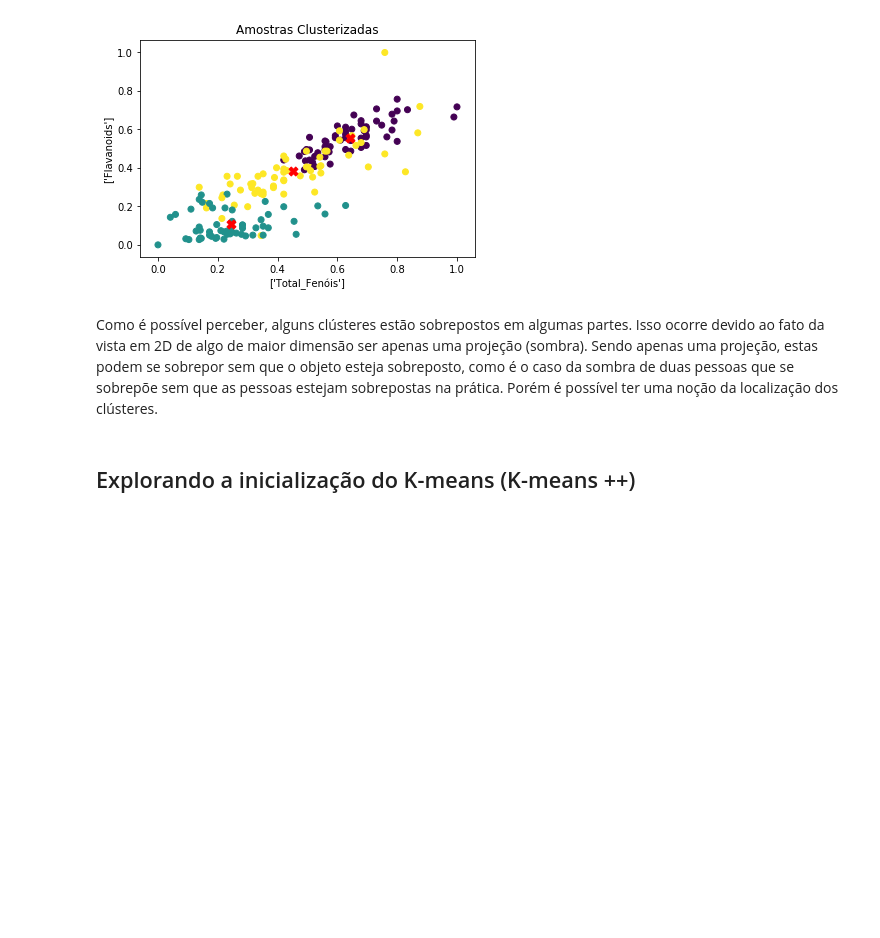
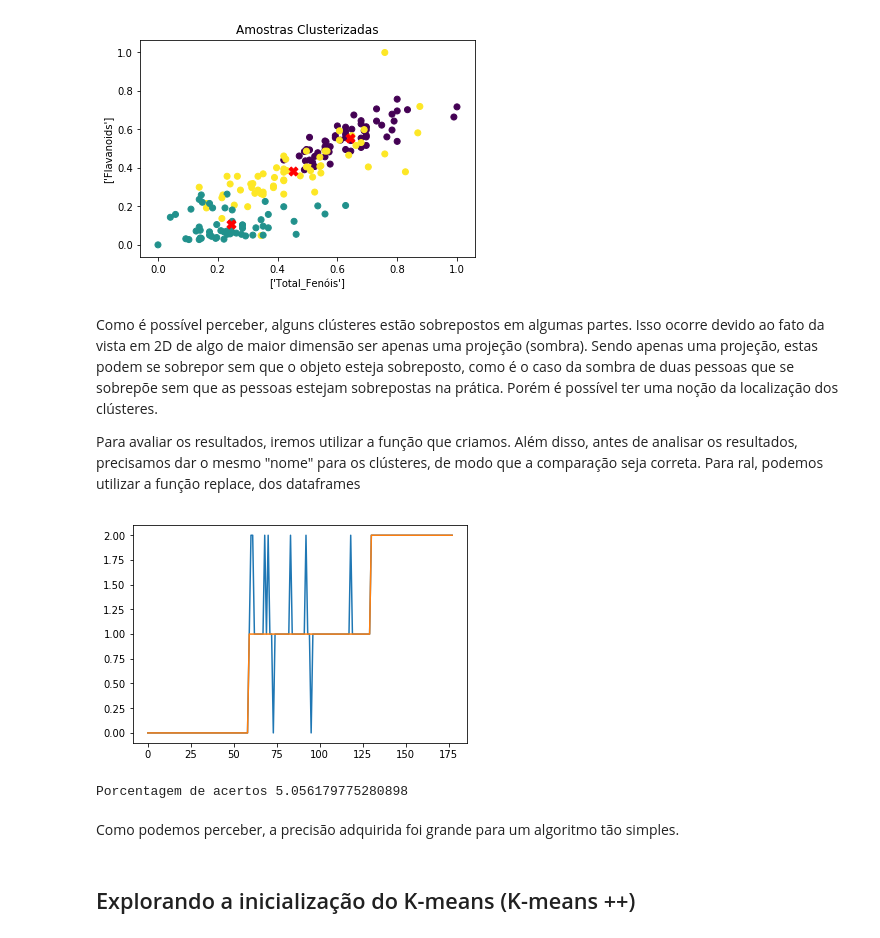
Before and after one commit to GabrielGomesBr/stairway-to-clustering, a Jupyter notebook: Stairway to clustering.ipynb, the cells around one changed output. Drawn from its saved outputs; the diff is of its cells as text; code cells hidden in the pictures; blank space fills up the shorter version.

```diff
--- a/Stairway to clustering.ipynb
+++ b/Stairway to clustering.ipynb
@@ -13,8 +13,8 @@ Os dados do nosso projeto são fornecidos em .csv, isto é, comma-separated valu
 - Para visualizar a forma dos dados, utilizaremos o atributo shape, que retorna uma tupla com o número de linhas e colunas do nosso dado.
 - Para visualizar as 5 primeiras amostras dos nossos dados, utilizaremos um método chamado head.
 # %%
-file_path = "/home/gabriel/anaconda3/stairway_to_clustering/Wine.csv"
-df = pd.read_csv(file_path) #importando os dados
+caminho_arquivo = "/home/gabriel/anaconda3/stairway_to_clustering/Wine.csv"
+df = pd.read_csv(caminho_arquivo) #importando os dados
 print("O dado possui",df.shape[0], "amostras e", df.shape[1], "atributos")
 df.head()
 # %% [output]
@@ -134,7 +137,7 @@ df.head()
 # %% [markdown]
 Para facilitar as análises dos agrupamentos, vamos criar duas funções, uma para desenhar gráficos e outra para avaliar a clusterização com os agrupamentos feitos pelo especialista.
 # %%
-def desenha_grafico(x, y, xc,yc, cluster, titulo, size):
+def desenha_grafico(x, y, xc,yc, cluster, titulo):
     xdf = pd.DataFrame(x) #para manter o nome da coluna
     ydf = pd.DataFrame(y) # para manter o nome da coluna
     xc = pd.DataFrame(xc) #para manter o nome da coluna
@@ -143,15 +146,19 @@ def desenha_grafico(x, y, xc,yc, cluster, titulo, size):
     plt.scatter(xc, yc, c = 'r', marker = 'X', s = 80)
     lx = list(xdf.columns)
     ly = list(ydf.columns)
-
     plt.xlabel(lx)
     plt.ylabel(ly)
-
     plt.title(titulo)
-    fig.set_size_inches(size)
     plt.show()
 
 def avalia_resultado(labels_reais, labels_clusterizados):
+    total = 0
+    for i in range(len(labels_reais)):
+        if(labels_reais[i] != labels_clusterizados[i]):
+            print(total)
+            total += 1
+    total /= len(labels_reais)
+    return (1-total)*100
 # %% [markdown]
 # K - Means
 
@@ -193,6 +200,24 @@ desenha_grafico(df['Total_Fenóis'], df['Flavanoids'], centroides['Total_Fenóis
 [figure]
 # %% [markdown]
 Como é possível perceber, alguns clústeres estão sobrepostos em algumas partes. Isso ocorre devido ao fato da vista em 2D de algo de maior dimensão ser apenas uma projeção (sombra). Sendo apenas uma projeção, estas podem se sobrepor sem que o objeto esteja sobreposto, como é o caso da sombra de duas pessoas que se sobrepõe sem que as pessoas estejam sobrepostas na prática. Porém é possível ter uma noção da localização dos clústeres.
+
+Para avaliar os resultados, iremos utilizar a função que criamos. Além disso, antes de analisar os resultados, precisamos dar o mesmo "nome" para os clústeres, de modo que a comparação seja correta. Para ral, podemos utilizar a função replace, dos dataframes
+# %%
+labels_df = [i- 1 for i in labels_df]
+labels_df_completo = pd.DataFrame(labels_df_completo).replace(1,4)
+labels_df_completo = pd.DataFrame(labels_df_completo).replace(2,1)
+labels_df_completo = pd.DataFrame(labels_df_completo).replace(4,2)
+plt.plot(labels_df_completo)
+plt.plot(labels_df)
+plt.legend("Labels Reais", "Labels Clusterizados")
+plt.show()
+
+print("Porcentagem de acertos", avalia_resultado(np.array(labels_df_completo),np.array(labels_df)))
+# %% [output]
+[figure, added]
+Porcentagem de acertos 5.056179775280898
+# %% [markdown]
+Como podemos perceber, a precisão adquirida foi grande para um algoritmo tão simples.
 # %% [markdown]
 ## Explorando a inicialização do K-means (K-means ++)
 # %% [markdown]
```
Also changed, not shown: parts of 11 cells of this notebook, 1 other file.
